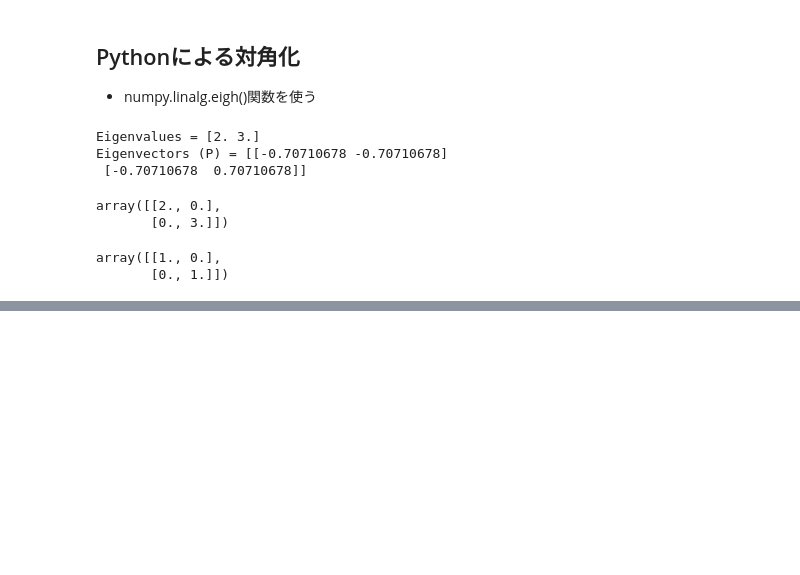
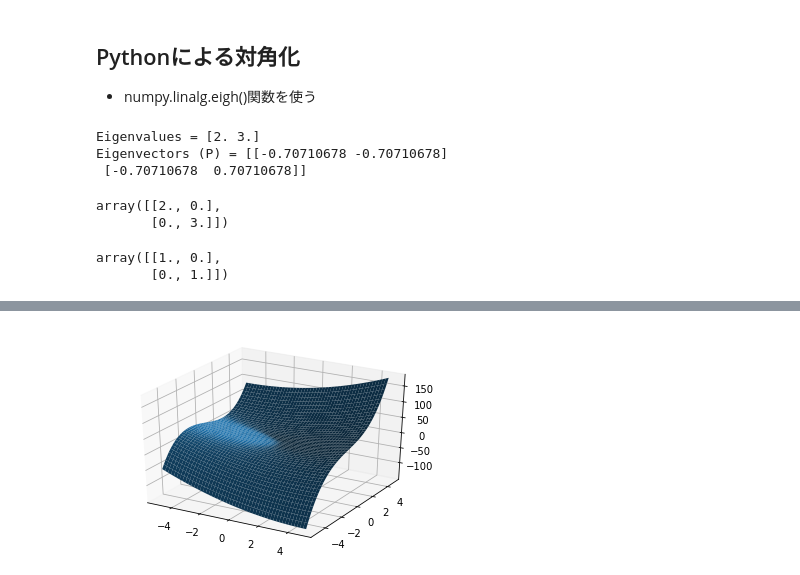
Before and after one commit to todo-group/math-examples, a Jupyter notebook: python/2-4_Diagonalization.ipynb, the cells around one changed output, grey strips where cells are left out. Cells and saved outputs as stored; diff of their text form; code cells hidden in the pictures; blank space fills up the shorter version.

```diff
--- a/python/2-4_Diagonalization.ipynb
+++ b/python/2-4_Diagonalization.ipynb
@@ -137,0 +212,7 @@ array([[1., 0.],
+# %%
+x, y = numpy.mgrid[-5:5:0.2, -5:5:0.2];
+fig = pyplot.figure();
+ax = fig.add_subplot(111, projection='3d');
+ax.plot_surface(x, y, x**2 + 2 * x * y + y**3);
+# %% [output]
+[figure, added]
```
Also changed, not shown: parts of 9 cells of this notebook.
